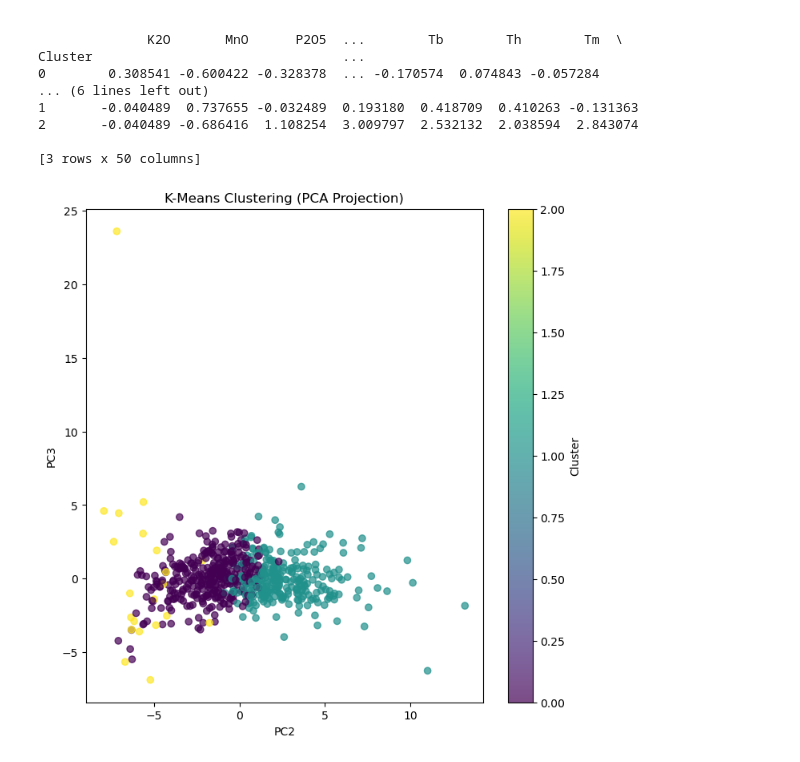
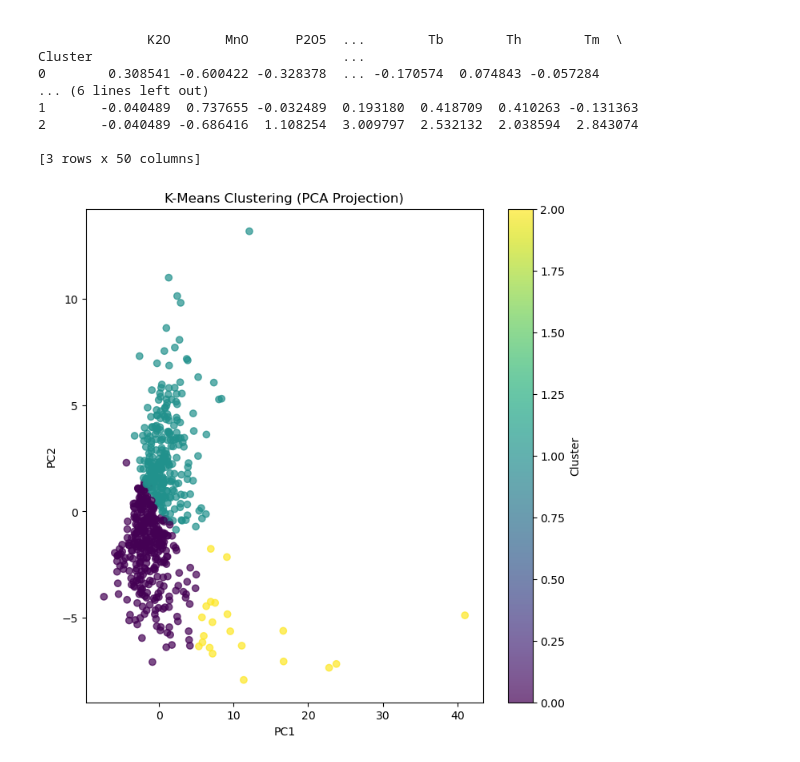
Before and after one commit to tyhowee/personal_code, a Jupyter notebook: data_analysis/saudi_data.ipynb, the cells around one changed output. Saved outputs shown, nothing was run; the diff lists cells and outputs as text; code cells hidden in the pictures.

```diff
--- a/data_analysis/saudi_data.ipynb
+++ b/data_analysis/saudi_data.ipynb
@@ -374,21 +377,21 @@ Cluster                                ...
 # %%
 # Reduce dimensions with PCA for visualization
 pca2 = PCA(n_components=3)
 gajhq_data_pca2 = pca2.fit_transform(gajhq_data_scaled2)
 
 # Plot clusters
-PC1 = 1
-PC2 = 2
+PC1 = 0
+PC2 = 1
 
 plt.figure(figsize=(8, 8))
 plt.scatter(gajhq_data_pca2[:, PC1], gajhq_data_pca2[:, PC2], c=gajhq_clusters, cmap="viridis", alpha=0.7)
 plt.title("K-Means Clustering (PCA Projection)")
 plt.xlabel(f"PC{PC1+1}")
 plt.ylabel(f"PC{PC2+1}")
 plt.colorbar(label="Cluster")
 plt.show()
 # %% [output]
-[figure, old version]
+[figure, new version]
 # %%
 ### Spatial Investigation
 
```
Also changed, not shown: parts of 4 cells of this notebook.
